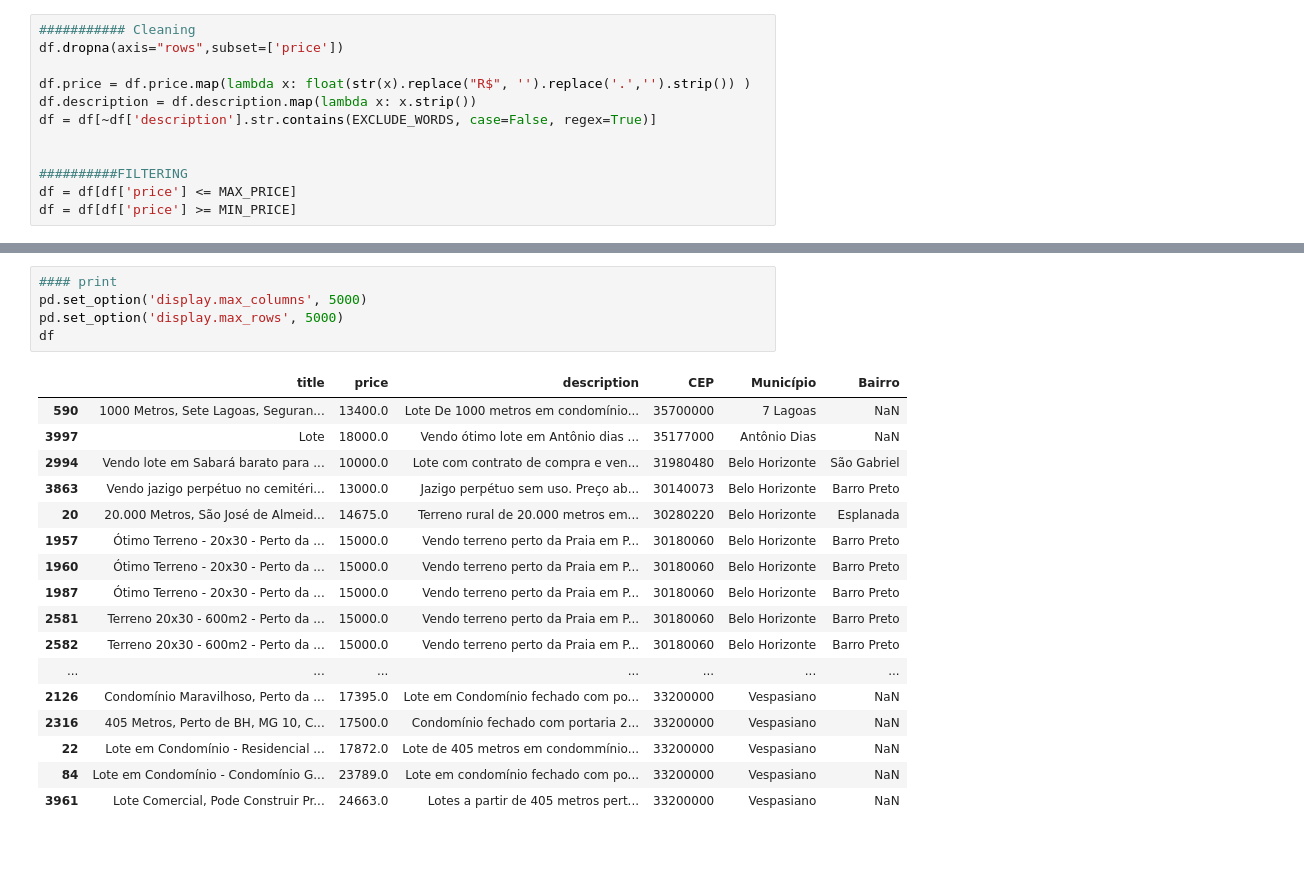
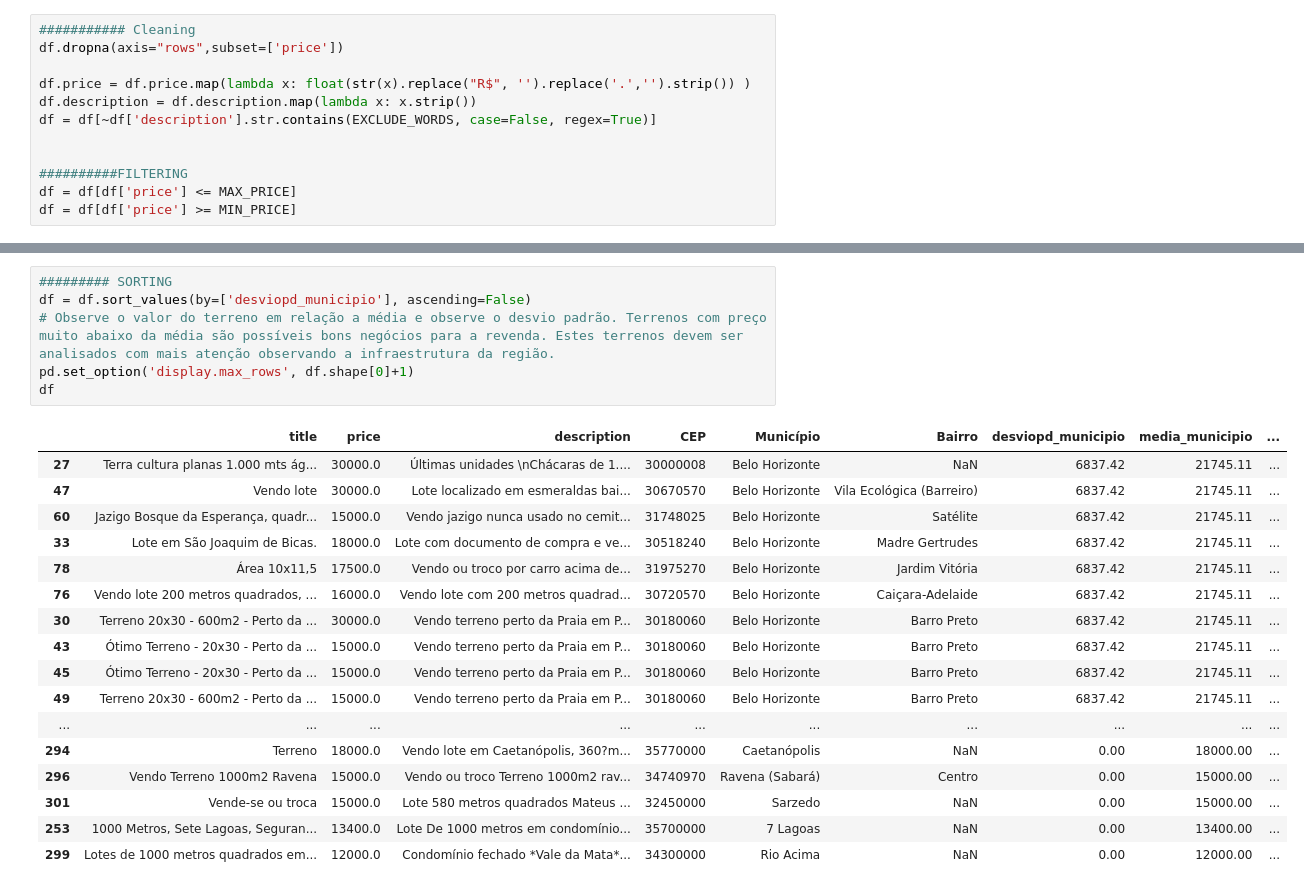
Before and after one commit to costaguila/price-tracker, a Jupyter notebook: analise.ipynb, the cells around one changed output, grey strips where cells are left out. Saved outputs shown, nothing was run; the diff lists cells and outputs as text; blank space fills up the shorter version.

```diff
--- a/analise.ipynb
+++ b/analise.ipynb
@@ -115,23 +120,24 @@ df = df.sort_values(by=['Município','price'], ascending=True)
-# %%
-#### print
-pd.set_option('display.max_columns', 5000)
-pd.set_option('display.max_rows', 5000)
-df
-# %% [output]
-|  | title | price | description | CEP | Município | Bairro |
-| 590 | 1000 Metros, Sete Lagoas, Seguran... | 13400.0 | Lote De 1000 metros em condomínio... | 35700000 | 7 Lagoas | NaN |
-| 3997 | Lote | 18000.0 | Vendo ótimo lote em Antônio dias ... | 35177000 | Antônio Dias | NaN |
-| 2994 | Vendo lote em Sabará barato para ... | 10000.0 | Lote com contrato de compra e ven... | 31980480 | Belo Horizonte | São Gabriel |
-| 3863 | Vendo jazigo perpétuo no cemitéri... | 13000.0 | Jazigo perpétuo sem uso. Preço ab... | 30140073 | Belo Horizonte | Barro Preto |
-| 20 | 20.000 Metros, São José de Almeid... | 14675.0 | Terreno rural de 20.000 metros em... | 30280220 | Belo Horizonte | Esplanada |
-| 1957 | Ótimo Terreno - 20x30 - Perto da ... | 15000.0 | Vendo terreno perto da Praia em P... | 30180060 | Belo Horizonte | Barro Preto |
-| 1960 | Ótimo Terreno - 20x30 - Perto da ... | 15000.0 | Vendo terreno perto da Praia em P... | 30180060 | Belo Horizonte | Barro Preto |
-| 1987 | Ótimo Terreno - 20x30 - Perto da ... | 15000.0 | Vendo terreno perto da Praia em P... | 30180060 | Belo Horizonte | Barro Preto |
-| 2581 | Terreno 20x30 - 600m2 - Perto da ... | 15000.0 | Vendo terreno perto da Praia em P... | 30180060 | Belo Horizonte | Barro Preto |
-| 2582 | Terreno 20x30 - 600m2 - Perto da ... | 15000.0 | Vendo terreno perto da Praia em P... | 30180060 | Belo Horizonte | Barro Preto |
-| ... | ... | ... | ... | ... | ... | ... |
-| 2126 | Condomínio Maravilhoso, Perto da ... | 17395.0 | Lote em Condomínio fechado com po... | 33200000 | Vespasiano | NaN |
-| 2316 | 405 Metros, Perto de BH, MG 10, C... | 17500.0 | Condomínio fechado com portaria 2... | 33200000 | Vespasiano | NaN |
-| 22 | Lote em Condomínio - Residencial ... | 17872.0 | Lote de 405 metros em condommínio... | 33200000 | Vespasiano | NaN |
-| 84 | Lote em Condomínio - Condomínio G... | 23789.0 | Lote em condomínio fechado com po... | 33200000 | Vespasiano | NaN |
-| 3961 | Lote Comercial, Pode Construir Pr... | 24663.0 | Lotes a partir de 405 metros pert... | 33200000 | Vespasiano | NaN |
+# %%
+######### SORTING
+df = df.sort_values(by=['desviopd_municipio'], ascending=False)
+# Observe o valor do terreno em relação a média e observe o desvio padrão. Terrenos com preço muito abaixo da média são possíveis bons negócios para a revenda. Estes terrenos devem ser analisados com mais atenção observando a infraestrutura da região.
+pd.set_option('display.max_rows', df.shape[0]+1)
+df
+# %% [output]
+|  | title | price | description | CEP | Município | Bairro | desviopd_municipio | media_municipio | ... |
+| 27 | Terra cultura planas 1.000 mts ág... | 30000.0 | Últimas unidades \nChácaras de 1.... | 30000008 | Belo Horizonte | NaN | 6837.42 | 21745.11 | ... |
+| 47 | Vendo lote | 30000.0 | Lote localizado em esmeraldas bai... | 30670570 | Belo Horizonte | Vila Ecológica (Barreiro) | 6837.42 | 21745.11 | ... |
+| 60 | Jazigo Bosque da Esperança, quadr... | 15000.0 | Vendo jazigo nunca usado no cemit... | 31748025 | Belo Horizonte | Satélite | 6837.42 | 21745.11 | ... |
+| 33 | Lote em São Joaquim de Bicas. | 18000.0 | Lote com documento de compra e ve... | 30518240 | Belo Horizonte | Madre Gertrudes | 6837.42 | 21745.11 | ... |
+| 78 | Área 10x11,5 | 17500.0 | Vendo ou troco por carro acima de... | 31975270 | Belo Horizonte | Jardim Vitória | 6837.42 | 21745.11 | ... |
+| 76 | Vendo lote 200 metros quadrados, ... | 16000.0 | Vendo lote com 200 metros quadrad... | 30720570 | Belo Horizonte | Caiçara-Adelaide | 6837.42 | 21745.11 | ... |
+| 30 | Terreno 20x30 - 600m2 - Perto da ... | 30000.0 | Vendo terreno perto da Praia em P... | 30180060 | Belo Horizonte | Barro Preto | 6837.42 | 21745.11 | ... |
+| 43 | Ótimo Terreno - 20x30 - Perto da ... | 15000.0 | Vendo terreno perto da Praia em P... | 30180060 | Belo Horizonte | Barro Preto | 6837.42 | 21745.11 | ... |
+| 45 | Ótimo Terreno - 20x30 - Perto da ... | 15000.0 | Vendo terreno perto da Praia em P... | 30180060 | Belo Horizonte | Barro Preto | 6837.42 | 21745.11 | ... |
+| 49 | Terreno 20x30 - 600m2 - Perto da ... | 15000.0 | Vendo terreno perto da Praia em P... | 30180060 | Belo Horizonte | Barro Preto | 6837.42 | 21745.11 | ... |
+| ... | ... | ... | ... | ... | ... | ... | ... | ... | ... |
+| 294 | Terreno | 18000.0 | Vendo lote em Caetanópolis, 360?m... | 35770000 | Caetanópolis | NaN | 0.00 | 18000.00 | ... |
+| 296 | Vendo Terreno 1000m2 Ravena | 15000.0 | Vendo ou troco Terreno 1000m2 rav... | 34740970 | Ravena (Sabará) | Centro | 0.00 | 15000.00 | ... |
+| 301 | Vende-se ou troca | 15000.0 | Lote 580 metros quadrados Mateus ... | 32450000 | Sarzedo | NaN | 0.00 | 15000.00 | ... |
+| 253 | 1000 Metros, Sete Lagoas, Seguran... | 13400.0 | Lote De 1000 metros em condomínio... | 35700000 | 7 Lagoas | NaN | 0.00 | 13400.00 | ... |
+| 299 | Lotes de 1000 metros quadrados em... | 12000.0 | Condomínio fechado *Vale da Mata*... | 34300000 | Rio Acima | NaN | 0.00 | 12000.00 | ... |
```
Also changed, not shown: parts of 2 cells of this notebook.
